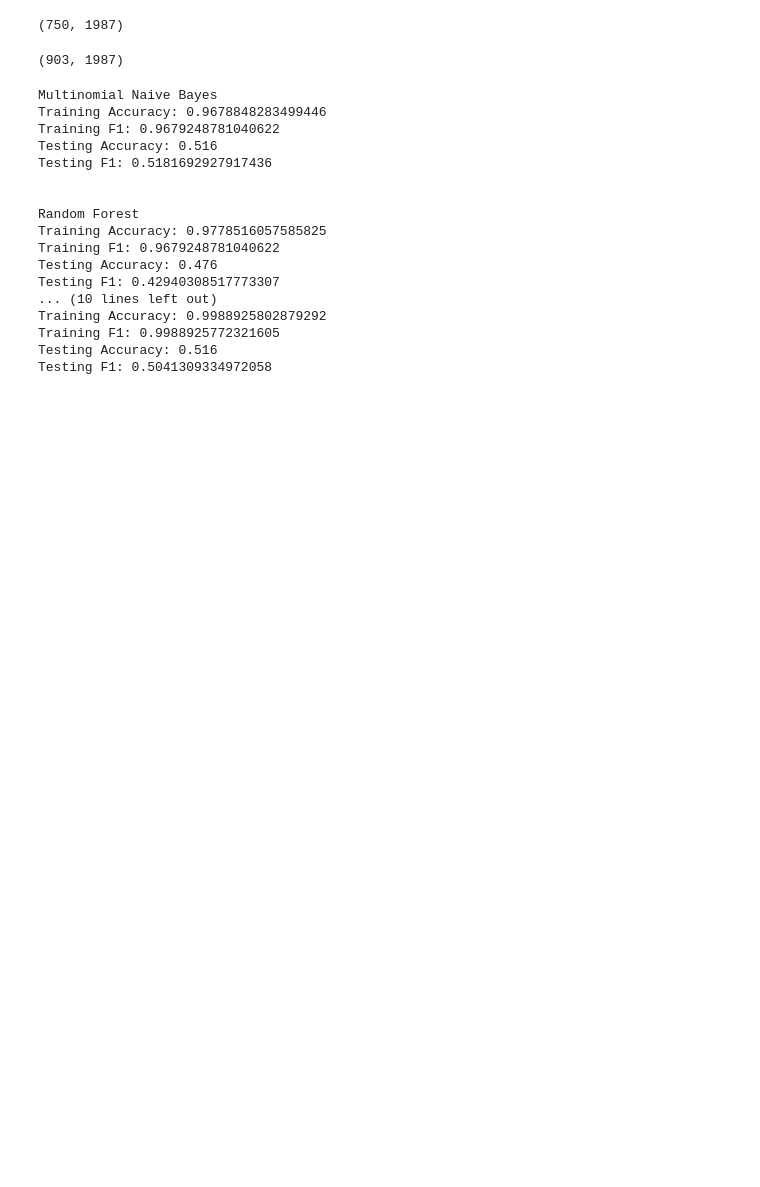
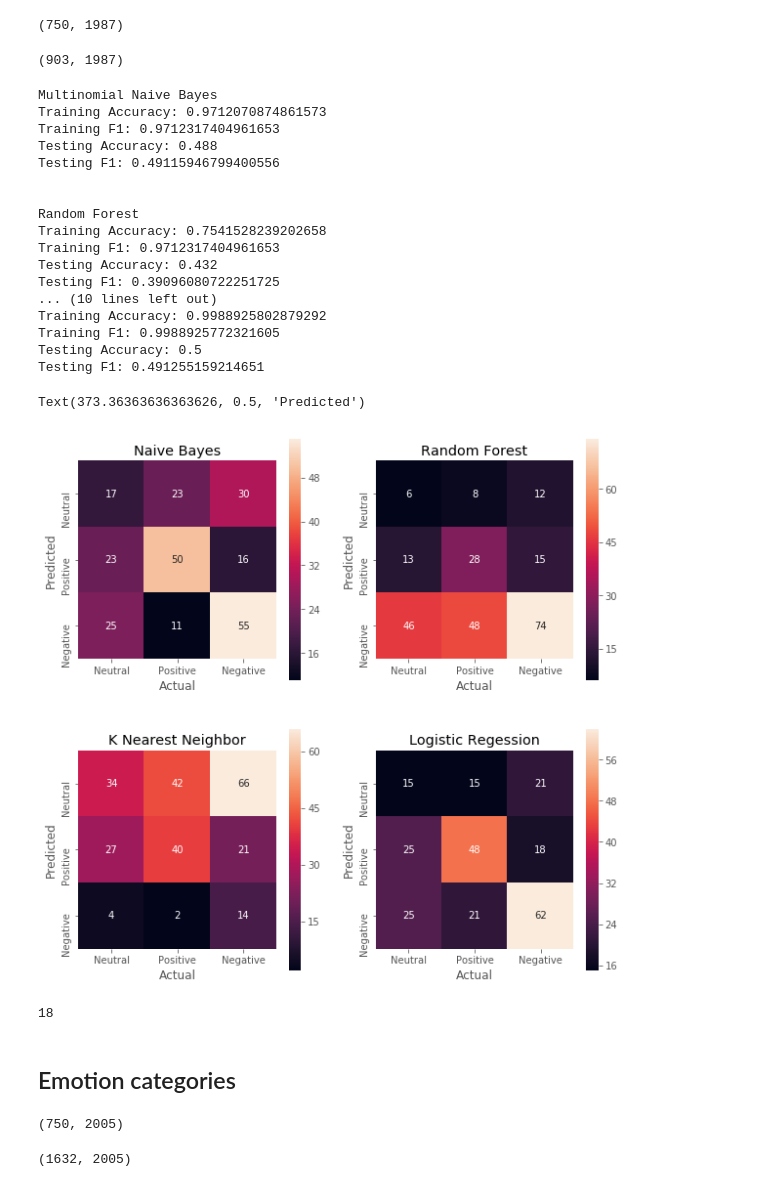
Before and after one commit to kemepley/Detecting_Emotions, a Jupyter notebook: workbook.ipynb, the cells around one changed output. Drawn from its saved outputs; the diff is of its cells as text; code cells hidden in the pictures; blank space fills up the shorter version.

```diff
--- a/workbook.ipynb
+++ b/workbook.ipynb
@@ -121,7 +294,7 @@ X_res.shape
 (903, 1987)
 # %%
 nb_classifier = MultinomialNB()
-rf_classifier = RandomForestClassifier()
+rf_classifier = RandomForestClassifier(max_depth=25)
 knn_classifier = KNeighborsClassifier(n_neighbors=5)
 lr_classifier = LogisticRegression(C=1e10)
 
@@ -158,44 +331,83 @@ lr_test_acc = accuracy_score(y_test, lr_test_preds)
 lr_train_f1 = f1_score(y_res, lr_train_preds, average='weighted')
 lr_test_f1 = f1_score(y_test, lr_test_preds, average='weighted')
 
+# note that the the high negative class is being treated as the target
+
 print("Multinomial Naive Bayes")
 print("Training Accuracy:", nb_train_acc)
 print("Training F1:", nb_train_f1)
 print("Testing Accuracy:", nb_test_acc)
 print("Testing F1:", nb_test_f1)
 print("\n")
+plt.figure(figsize=(10,10))
+plt.subplot(2,2,1)
+cm = confusion_matrix(y_test, nb_test_preds)
+sns.heatmap(cm.T, square=True, annot=True, yticklabels=['Neutral', 'Positive', 'Negative'], xticklabels=['Neutral', 'Positive', 'Negative'])
+plt.title('Naive Bayes')
+plt.xlabel('Actual')
+plt.ylabel('Predicted')
+
 print('Random Forest')
 print("Training Accuracy:", rf_train_acc)
 print("Training F1:", nb_train_f1)
 print("Testing Accuracy:", rf_test_acc)
 print("Testing F1:", rf_test_f1)
 print("\n")
+plt.subplot(2,2,2)
+cm = confusion_matrix(y_test, rf_test_preds)
+sns.heatmap(cm.T, square=True, annot=True, yticklabels=['Neutral', 'Positive', 'Negative'], xticklabels=['Neutral', 'Positive', 'Negative'])
+plt.title('Random Forest')
+plt.xlabel('Actual')
+plt.ylabel('Predicted')
+
 print('K Nearest Neighbors')
 print("Training Accuracy:", knn_train_acc)
 print("Training F1:", knn_train_f1)
 print("Testing Accuracy:", knn_test_acc)
 print("Testing F1:", knn_test_f1)
 print("\n")
+plt.subplot(2,2,3)
+cm = confusion_matrix(y_test, knn_test_preds)
+sns.heatmap(cm.T, square=True, annot=True, yticklabels=['Neutral', 'Positive', 'Negative'], xticklabels=['Neutral', 'Positive', 'Negative'])
+plt.title('K Nearest Neighbor')
+plt.xlabel('Actual')
+plt.ylabel('Predicted')
+
 print('Logistic Regression')
 print("Training Accuracy:", lr_train_acc)
 print("Training F1:", lr_train_f1)
 print("Testing Accuracy:", lr_test_acc)
 print("Testing F1:", lr_test_f1)
+plt.subplot(2,2,4)
+cm = confusion_matrix(y_test, lr_test_preds)
+sns.heatmap(cm.T, square=True, annot=True, yticklabels=['Neutral', 'Positive', 'Negative'], xticklabels=['Neutral', 'Positive', 'Negative'])
+plt.title('Logistic Regession')
+plt.xlabel('Actual')
+plt.ylabel('Predicted')
 # %% [output]
 Multinomial Naive Bayes
-Training Accuracy: 0.9678848283499446
-Training F1: 0.9679248781040622
-Testing Accuracy: 0.516
-Testing F1: 0.5181692927917436
+Training Accuracy: 0.9712070874861573
+Training F1: 0.9712317404961653
+Testing Accuracy: 0.488
+Testing F1: 0.49115946799400556
 
 
 Random Forest
-Training Accuracy: 0.9778516057585825
-Training F1: 0.9679248781040622
-Testing Accuracy: 0.476
-Testing F1: 0.42940308517773307
+Training Accuracy: 0.7541528239202658
+Training F1: 0.9712317404961653
+Testing Accuracy: 0.432
+Testing F1: 0.39096080722251725
 ... (10 lines left out)
 Training Accuracy: 0.9988925802879292
 Training F1: 0.9988925772321605
-Testing Accuracy: 0.516
-Testing F1: 0.5041309334972058
+Testing Accuracy: 0.5
+Testing F1: 0.491255159214651
+Text(373.36363636363626, 0.5, 'Predicted')
+[figure, added]
+# %%
+df = pd.DataFrame({"true": y_test, "predicted":lr_test_preds})
+len(df.loc[(df.true==2) & (df.predicted==1)])
+# %% [output]
+18
+# %% [markdown]
+## Emotion categories
@@ -201,0 +419,13 @@ Testing F1: 0.5041309334972058
+# %%
+vectorizer = TfidfVectorizer()
+tf_idf_X_train = vectorizer.fit_transform(X_train)
+tf_idf_X_test = vectorizer.transform(X_test)
+tf_idf_X_train.shape
+# %% [output]
+(750, 2005)
+# %%
+smt = SMOTE(sampling_strategy='not majority')
+X_res, y_res = smt.fit_resample(tf_idf_X_train, y_train)
+X_res.shape
+# %% [output]
+(1632, 2005)
```
Also changed, not shown: parts of 28 cells of this notebook.
